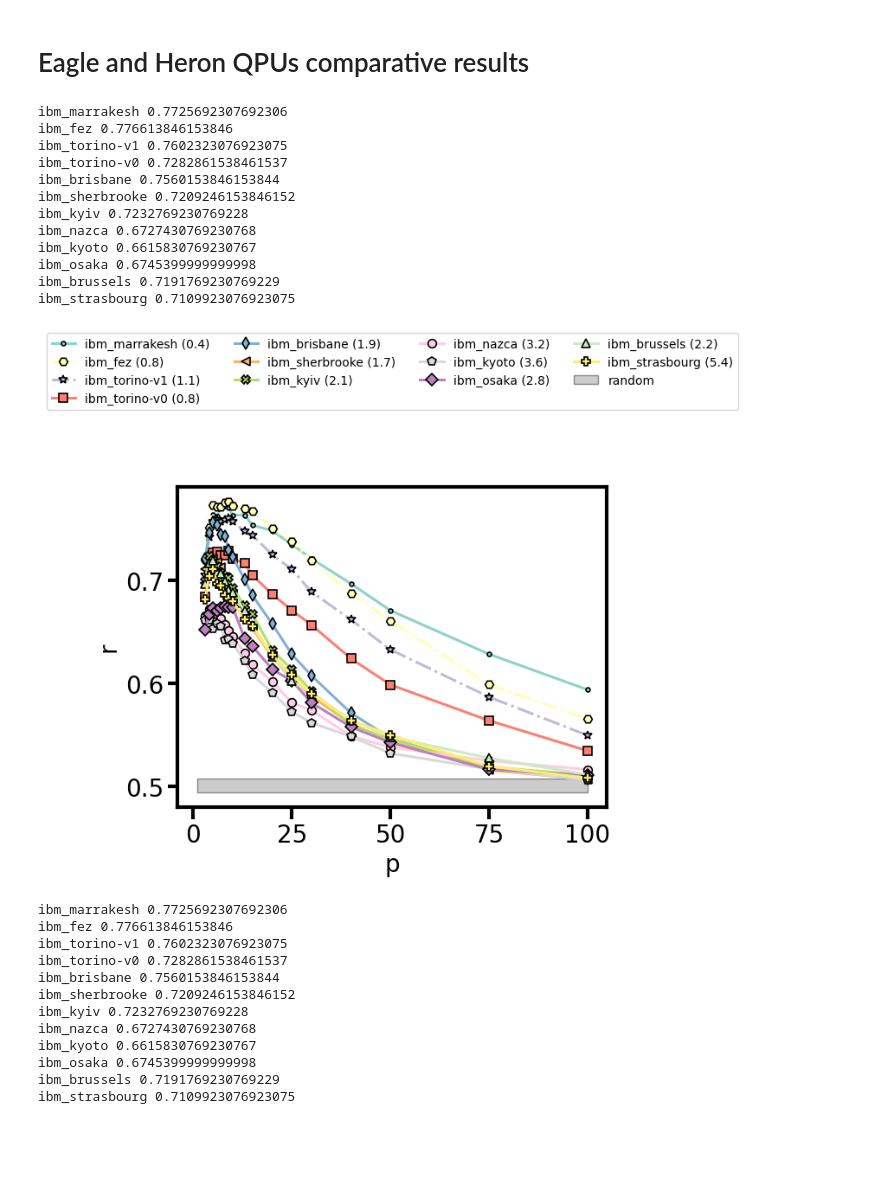
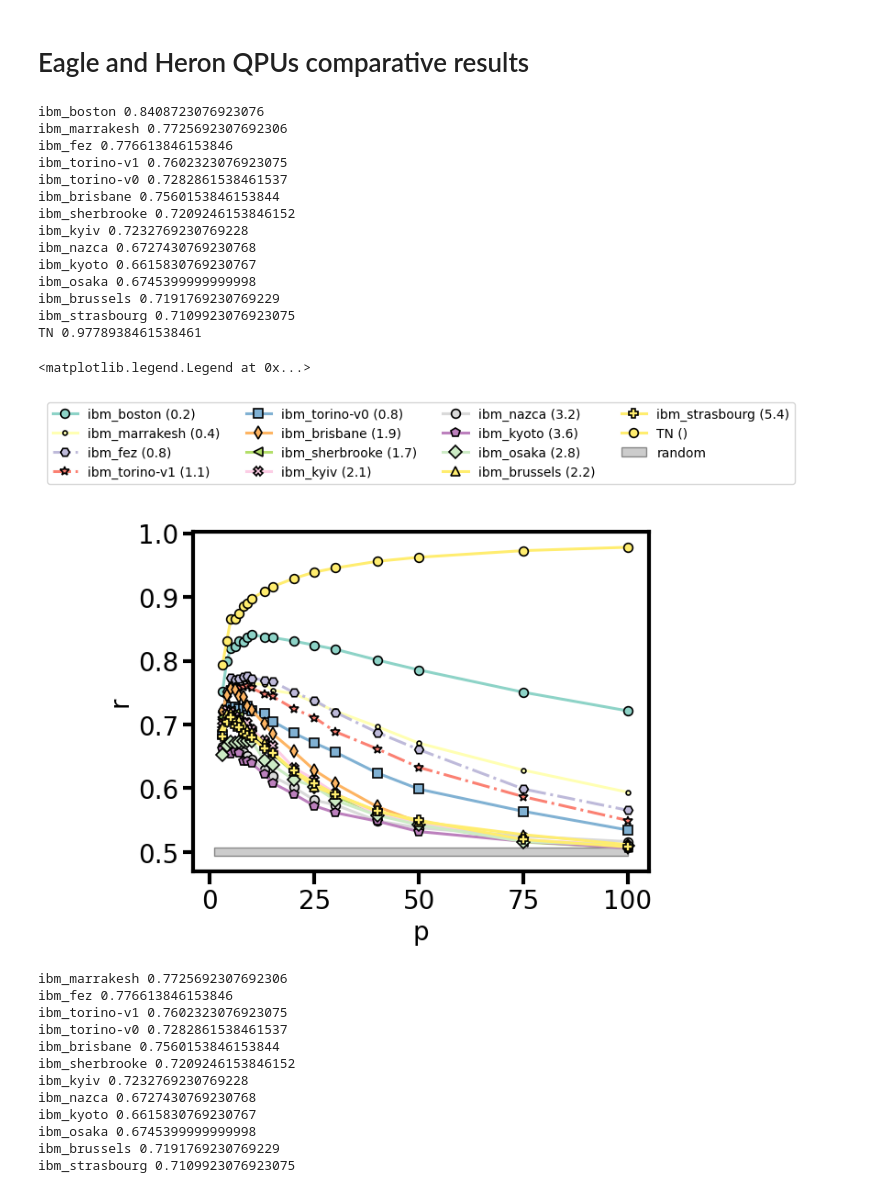
Before and after one commit to alejomonbar/LR-QAOA-QPU-Benchmarking, a Jupyter notebook: 1D-Chain-Figures.ipynb, the cells around one changed output. Cells and saved outputs as stored; diff of their text form; code cells hidden in the pictures; blank space fills up the shorter version.

```diff
--- a/1D-Chain-Figures.ipynb
+++ b/1D-Chain-Figures.ipynb
@@ -66,16 +66,20 @@ nq = 100
 results = {backend_name:np.load(f"./Data/{backend_name}/{nq}_1D.npy", allow_pickle=True).item() for backend_name in names}
 results["ibm_torino-v1"]  = np.load(f"./Data/ibm_torino/100_1D_v1.npy", allow_pickle=True).item()
 results["ibm_torino-v0"] = results["ibm_torino"]
+results["ibm_boston"]  = np.load(f"./Data/ibm_boston/100_1D.npy", allow_pickle=True).item()
+
+results["TN"] = np.load(f"./Data/TN/100_1D_2.npy", allow_pickle=True).item()
+
 fig, ax = plt.subplots()
 delta = 1
 nq = 100
 kk = 0
 case = ""
-names = ["ibm_marrakesh", "ibm_fez", "ibm_torino-v1","ibm_torino-v0", "ibm_brisbane", "ibm_sherbrooke", "ibm_kyiv", "ibm_nazca", "ibm_kyoto", "ibm_osaka", "ibm_brussels", "ibm_strasbourg"]
+names = ["ibm_boston", "ibm_marrakesh", "ibm_fez", "ibm_torino-v1","ibm_torino-v0", "ibm_brisbane", "ibm_sherbrooke", "ibm_kyiv", "ibm_nazca", "ibm_kyoto", "ibm_osaka", "ibm_brussels", "ibm_strasbourg", "TN"]
 colors = plt.get_cmap("Set3")
 EPLG = {"ibm_marrakesh":" (0.4)", "ibm_torino-v1":" (1.1)", "ibm_torino-v0":" (0.8)", "ibm_brisbane":" (1.9)", "ibm_sherbrooke":" (1.7)", "ibm_kyiv":" (2.1)", "ibm_osaka":" (2.8)",
-         "ibm_nazca":" (3.2)", "ibm_kyoto":" (3.6)", "ibm_kyiv":" (2.1)", "ibm_fez":" (0.8)", "ibm_brussels":" (2.2)", "ibm_strasbourg":" (5.4)"}
-markers = {"ibm_marrakesh":".","ibm_torino-v0":"s", "ibm_torino-v1":"*", "ibm_fez":"H", "ibm_brussels":"^", "ibm_brisbane":"d", "ibm_kyoto":"p", "ibm_nazca":"o", "ibm_kyiv":"X", "random":".", "ibm_strasbourg":"P", "H2-1":">", "ibm_sherbrooke":"<", "ibm_osaka":"D"}
+         "ibm_nazca":" (3.2)", "ibm_kyoto":" (3.6)", "ibm_kyiv":" (2.1)", "ibm_fez":" (0.8)", "ibm_brussels":" (2.2)", "ibm_strasbourg":" (5.4)", "TN": " ()", "ibm_boston":" (0.2)"}
+markers = {"ibm_boston":"o", "ibm_marrakesh":".","ibm_torino-v0":"s", "ibm_torino-v1":"*", "ibm_fez":"H", "ibm_brussels":"^", "ibm_brisbane":"d", "ibm_kyoto":"p", "ibm_nazca":"o", "ibm_kyiv":"X", "random":".", "ibm_strasbourg":"P", "H2-1":">", "ibm_sherbrooke":"<", "ibm_osaka":"D", "TN":"o"}
 
 
 for nn, backend_name in enumerate(names):
@@ -96,36 +100,39 @@ for nn, backend_name in enumerate(names):
 rand_data = res_random["results"][:,1]
 rand_mean = []
 for i in range(10000):
     np.random.shuffle(rand_data)
     rand_mean.append(np.mean(rand_data[:1000]))
 rand_mean = np.array(rand_mean)
 y1 = rand_mean.mean()
 y2 = 3*rand_mean.std()
 ax.fill_between([1, 100], [y1-y2,y1-y2], [y1+y2,y1+y2], color="grey", alpha=0.4, edgecolor="black", label="random")
 
 # ax.plot([0,100], [0.5, 0.5], label="random", color="black", linestyle="--")
 ax.legend(fontsize=11)
 ax.set_ylabel("r")
 # ax.set_xlabel(r"dt [$\mu s$]")
 ax.set_xlabel("p")
 # ax.set_xscale("log")
-ax.legend(loc="upper center", bbox_to_anchor=(0.5,1.5), ncol=4, fontsize=10)
+ax.legend(loc="upper center", bbox_to_anchor=(0.5,1.4), ncol=4, fontsize=10)
 
-fig.savefig(f"./Figures/1D-Chain/comparison_100q_{case}_dt.pdf", bbox_inches="tight", transparent=True)
+# fig.savefig(f"./Figures/1D-Chain/comparison_100q_{case}_dt.pdf", bbox_inches="tight", transparent=True)
 # %% [output]
+ibm_boston 0.8408723076923076
 ibm_marrakesh 0.7725692307692306
 ibm_fez 0.776613846153846
 ibm_torino-v1 0.7602323076923075
 ibm_torino-v0 0.7282861538461537
 ibm_brisbane 0.7560153846153844
 ibm_sherbrooke 0.7209246153846152
 ibm_kyiv 0.7232769230769228
 ibm_nazca 0.6727430769230768
 ibm_kyoto 0.6615830769230767
 ibm_osaka 0.6745399999999998
 ibm_brussels 0.7191769230769229
 ibm_strasbourg 0.7109923076923075
+TN 0.9778938461538461
+<matplotlib.legend.Legend at 0x...>
-[figure, old version]
+[figure, new version]
 # %%
 names = ["ibm_marrakesh","ibm_brisbane", "ibm_torino", "ibm_sherbrooke", "ibm_kyiv", "ibm_nazca", "ibm_kyoto", "ibm_osaka", "ibm_fez", "ibm_brussels", "ibm_strasbourg"]
 nq = 100
```
Also changed, not shown: parts of 14 cells of this notebook, 31 other files.
